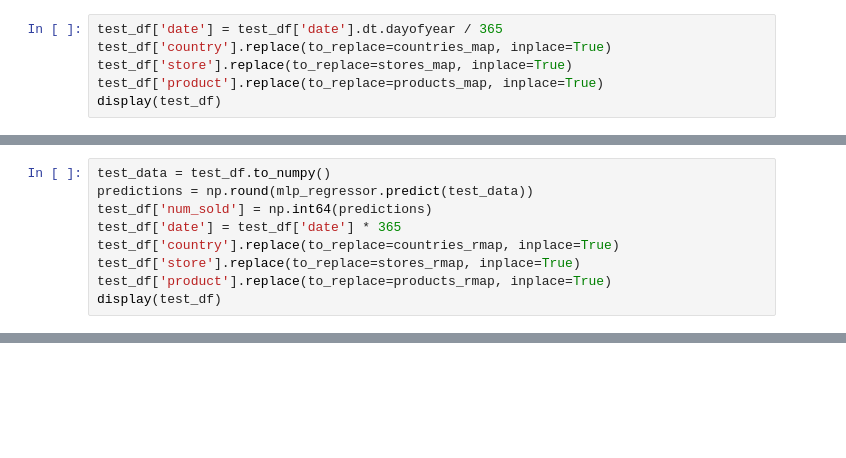
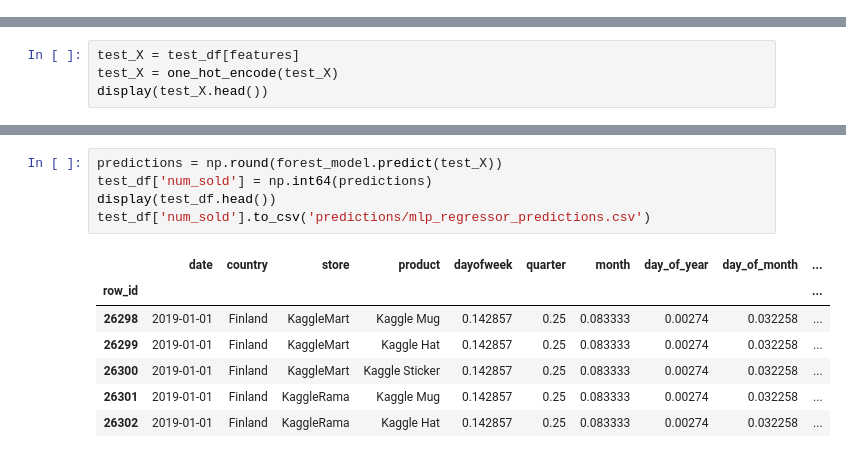
Before and after one commit to robinonsay/tabular-playground-series-jan-2022, a Jupyter notebook: mlp_regressor.ipynb, the cells around one changed output, grey strips where cells are left out. Drawn from its saved outputs; the diff is of its cells as text; blank space fills up the shorter version.

```diff
--- a/mlp_regressor.ipynb
+++ b/mlp_regressor.ipynb
@@ -101,6 +174,0 @@ display(test_df)
-# %%
-test_df['date'] = test_df['date'].dt.dayofyear / 365
-test_df['country'].replace(to_replace=countries_map, inplace=True)
-test_df['store'].replace(to_replace=stores_map, inplace=True)
-test_df['product'].replace(to_replace=products_map, inplace=True)
-display(test_df)
@@ -122,9 +174,0 @@ display(test_df)
-# %%
-test_data = test_df.to_numpy()
-predictions = np.round(mlp_regressor.predict(test_data))
-test_df['num_sold'] = np.int64(predictions)
-test_df['date'] = test_df['date'] * 365
-test_df['country'].replace(to_replace=countries_rmap, inplace=True)
-test_df['store'].replace(to_replace=stores_rmap, inplace=True)
-test_df['product'].replace(to_replace=products_rmap, inplace=True)
-display(test_df)
@@ -147,0 +175,4 @@ test_df['num_sold'].to_csv('predictions.csv')
+# %%
+test_X = test_df[features]
+test_X = one_hot_encode(test_X)
+display(test_X.head())
@@ -147,0 +188,13 @@ test_df['num_sold'].to_csv('predictions.csv')
+# %%
+predictions = np.round(forest_model.predict(test_X))
+test_df['num_sold'] = np.int64(predictions)
+display(test_df.head())
+test_df['num_sold'].to_csv('predictions/mlp_regressor_predictions.csv')
+# %% [output]
+|  | date | country | store | product | dayofweek | quarter | month | day_of_year | day_of_month | ... |
+| row_id |  |  |  |  |  |  |  |  |  | ... |
+| 26298 | 2019-01-01 | Finland | KaggleMart | Kaggle Mug | 0.142857 | 0.25 | 0.083333 | 0.00274 | 0.032258 | ... |
+| 26299 | 2019-01-01 | Finland | KaggleMart | Kaggle Hat | 0.142857 | 0.25 | 0.083333 | 0.00274 | 0.032258 | ... |
+| 26300 | 2019-01-01 | Finland | KaggleMart | Kaggle Sticker | 0.142857 | 0.25 | 0.083333 | 0.00274 | 0.032258 | ... |
+| 26301 | 2019-01-01 | Finland | KaggleRama | Kaggle Mug | 0.142857 | 0.25 | 0.083333 | 0.00274 | 0.032258 | ... |
+| 26302 | 2019-01-01 | Finland | KaggleRama | Kaggle Hat | 0.142857 | 0.25 | 0.083333 | 0.00274 | 0.032258 | ... |
```
Also changed, not shown: parts of 28 cells of this notebook, 1 other file.
